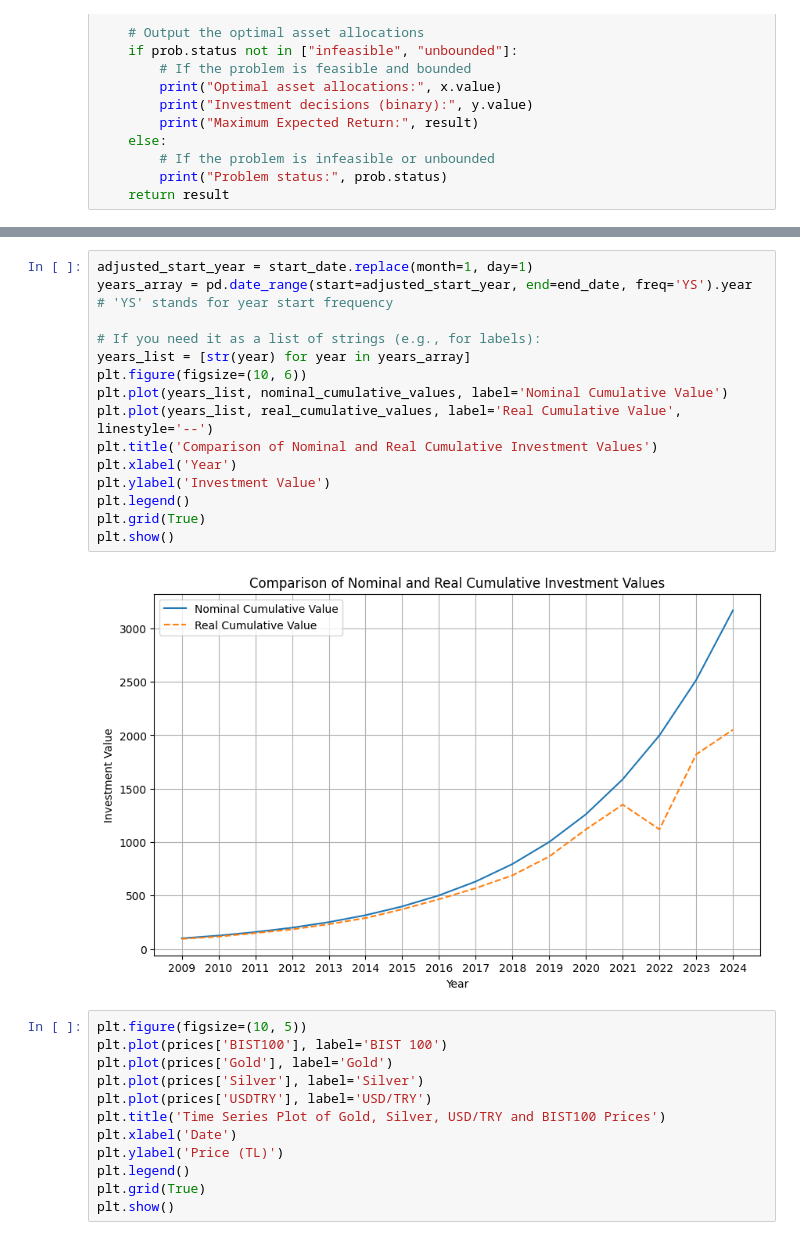
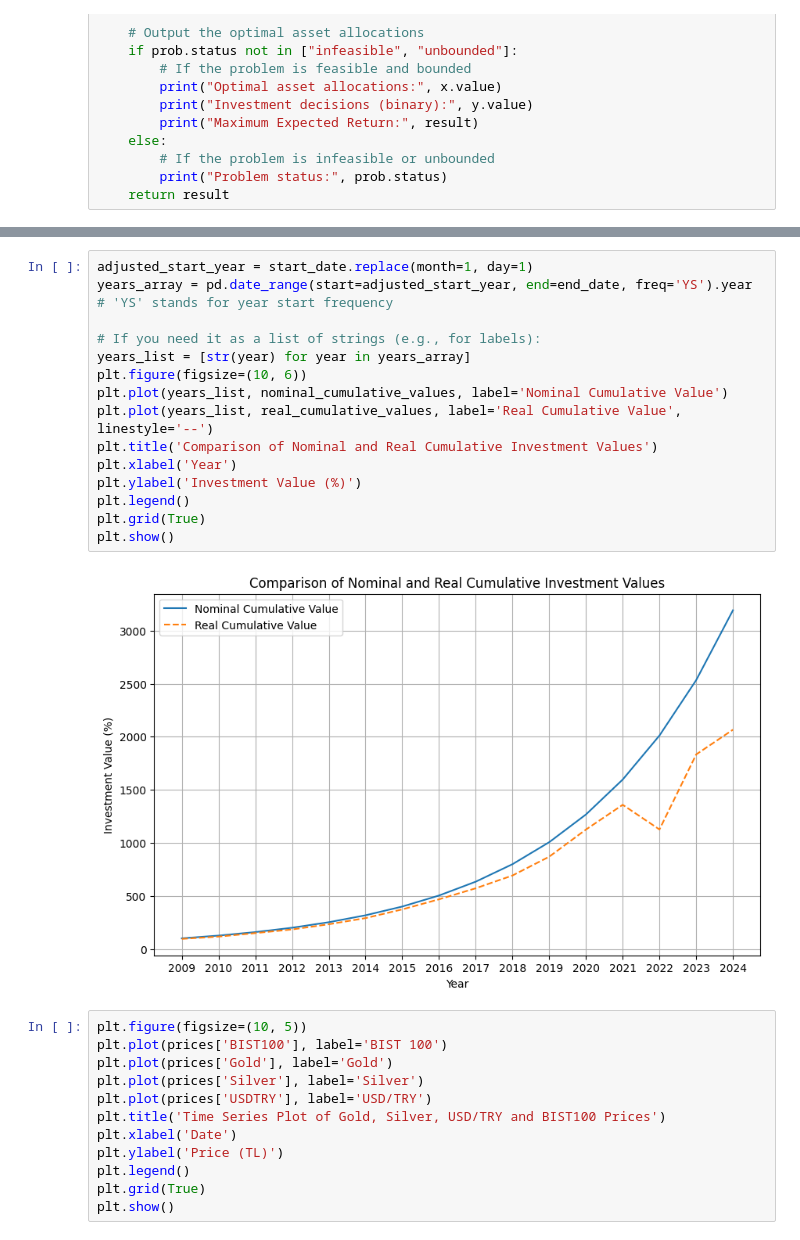
Before and after one commit to abdullahrs/Portfolio-Optimization-Using-Linear-Programming, a Jupyter notebook: src/presentation.ipynb, the cells around one changed output, grey strips where cells are left out. Drawn from its saved outputs; the diff is of its cells as text.

```diff
--- a/src/presentation.ipynb
+++ b/src/presentation.ipynb
@@ -216,20 +216,20 @@ Total return: 3169.201200199418
 # %%
 adjusted_start_year = start_date.replace(month=1, day=1)
 years_array = pd.date_range(start=adjusted_start_year, end=end_date, freq='YS').year  # 'YS' stands for year start frequency
 
 # If you need it as a list of strings (e.g., for labels):
 years_list = [str(year) for year in years_array]
 plt.figure(figsize=(10, 6))
 plt.plot(years_list, nominal_cumulative_values, label='Nominal Cumulative Value')
 plt.plot(years_list, real_cumulative_values, label='Real Cumulative Value', linestyle='--')
 plt.title('Comparison of Nominal and Real Cumulative Investment Values')
 plt.xlabel('Year')
-plt.ylabel('Investment Value')
+plt.ylabel('Investment Value (%)')
 plt.legend()
 plt.grid(True)
 plt.show()
 # %% [output]
-[figure, old version]
+[figure, new version]
 # %%
 plt.figure(figsize=(10, 5))
 plt.plot(prices['BIST100'], label='BIST 100')
```
Also changed, not shown: parts of 3 cells of this notebook, 3 other files.
